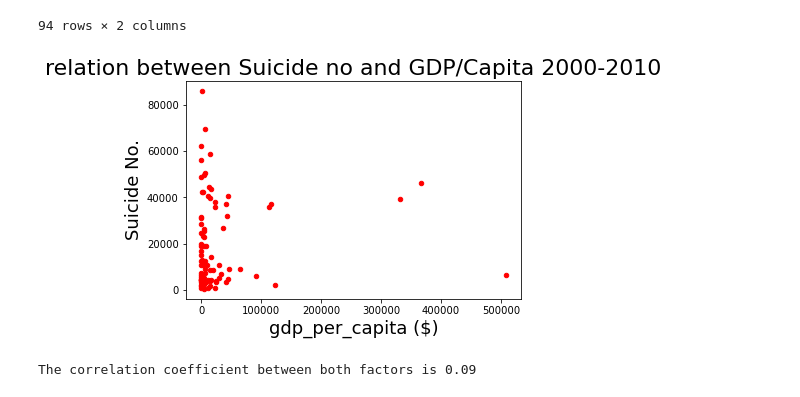
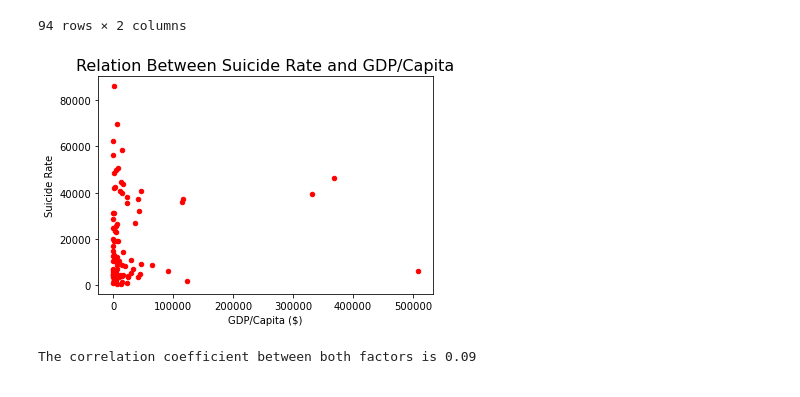
Before and after one commit to mguner-data/Global_Suicide_Data_Analysis, a Jupyter notebook: SuicidePy_AL.ipynb, the cells around one changed output. Drawn from its saved outputs; the diff is of its cells as text; code cells hidden in the pictures.

```diff
--- a/SuicidePy_AL.ipynb
+++ b/SuicidePy_AL.ipynb
@@ -299,13 +318,13 @@ gdp_per_capita
 94 rows × 2 columns
 # %%
 gdp_per_capita.plot(kind='scatter', x='suicides_no', y='gdp_per_capita ($)', color='r')
-plt.title('relation between Suicide no and GDP/Capita 2000-2010', fontsize=22)
-plt.xlabel("gdp_per_capita ($)", fontsize=18)
-plt.ylabel("Suicide No.", fontsize=18)
+plt.title('Relation Between Suicide Rate and GDP/Capita', fontsize=16)
+plt.xlabel("GDP/Capita ($)", fontsize=10)
+plt.ylabel("Suicide Rate", fontsize=10)
 plt.savefig('output_data_AL/GDP_vs_suicide_no.pdf')
 plt.show()
 # %% [output]
-[figure, old version]
+[figure, new version]
 # %%
 suicides_no = gdp_per_capita.iloc[:,0]
 gdp_per_capita = gdp_per_capita.iloc[:,1]
```
Also changed, not shown: parts of 12 cells of this notebook, 7 other files.
